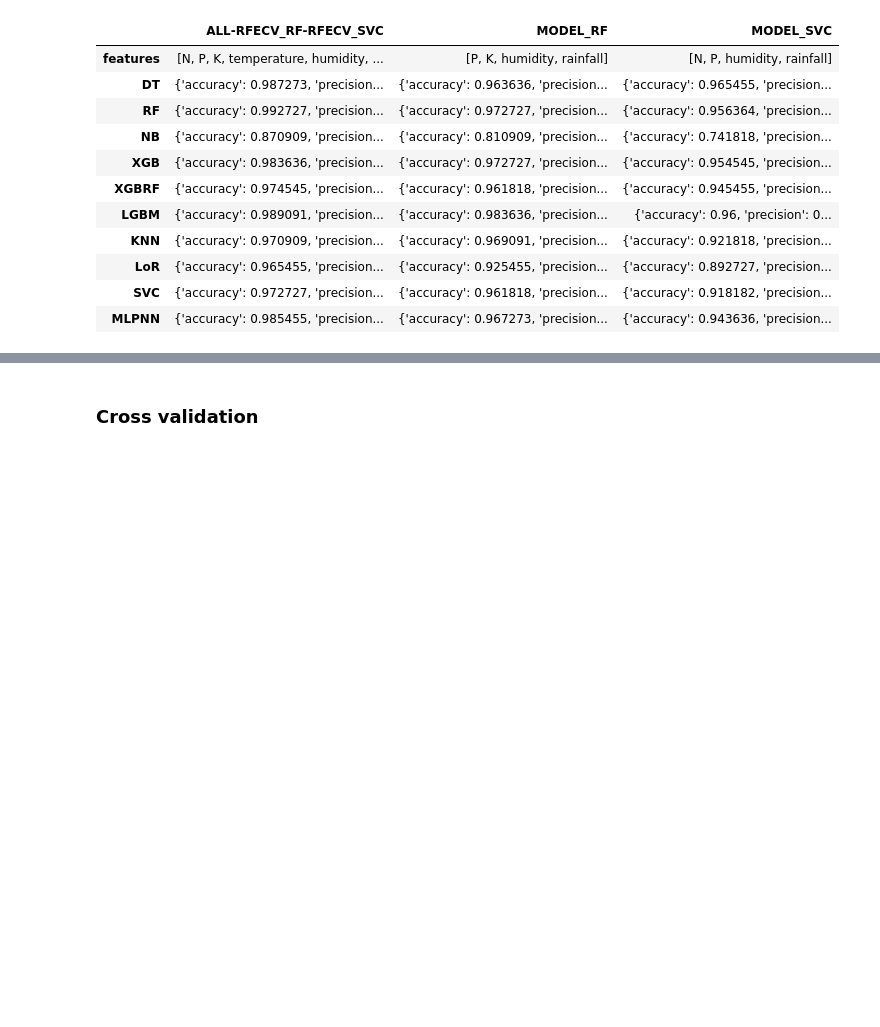
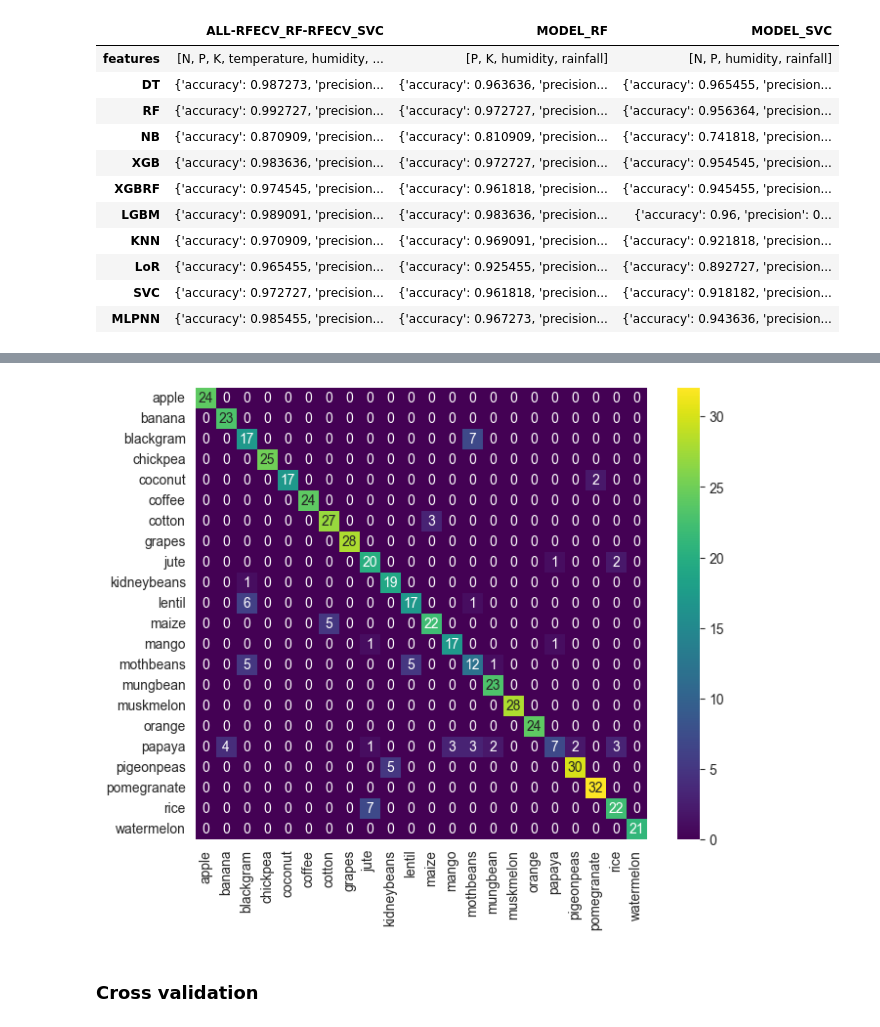
Before and after one commit to miguelmagueijo/CropRecommendation, a Jupyter notebook: src/main.ipynb, the cells around one changed output, grey strips where cells are left out. Cells and saved outputs as stored; diff of their text form; code cells hidden in the pictures; blank space fills up the shorter version.

Commit message:
Add block of code to show confusion matrix of a model - main.ipynb
Add confusion block of code;
Add ordered_labels variable that is a numpy array with alphabetical ordered unique labels.

```diff
--- a/src/main.ipynb
+++ b/src/main.ipynb
@@ -64,6 +65,7 @@ print(csv_df.head())
 
 crops_df = csv_df.drop("label", axis=1)
 crops_labels = csv_df["label"]
+ordered_labels = np.unique(crops_labels.unique().tolist())
 # %% [output]
     N   P   K  temperature   humidity        ph    rainfall label
 0  90  42  43    20.879744  82.002744  6.502985  202.935536  rice
@@ -271,10 +274,11 @@ Used metrics:
 # %%
 def score_model(y_pred, y_test) -> dict:
     return {
-        "accuracy": round(accuracy_score(y_pred, y_test), 6),
-        "precision": round(precision_score(y_pred, y_test, average="macro"), 6),
-        "recall": round(recall_score(y_pred, y_test, average="macro"), 6),
-        "f1": round(f1_score(y_pred, y_test, average="macro"), 6)
+        "accuracy": round(accuracy_score(y_test, y_pred), 6),
+        "precision": round(precision_score(y_test, y_pred, average="macro"), 6),
+        "recall": round(recall_score(y_test, y_pred, average="macro"), 6),
+        "f1": round(f1_score(y_test, y_pred, average="macro"), 6),
+        "confusion_matrix": confusion_matrix(y_test, y_pred)
     }
 # %% [markdown]
 ### Train/Test split training
@@ -408,3 +416,12 @@ pd.DataFrame.from_dict(tt_results)
+# %%
+cf_matrix = tt_results["ALL-RFECV_RF-RFECV_SVC"]["NB"]["confusion_matrix"]
+
+plt.figure(figsize=(8,6))
+ax = sns.heatmap(cf_matrix, annot=True, cmap="viridis", square=True, xticklabels=ordered_labels, yticklabels=ordered_labels)
+
+plt.show()
+# %% [output]
+[figure, added]
 # %% [markdown]
 ### Cross validation
 # %%
```
Also changed, not shown: parts of 7 cells of this notebook.
